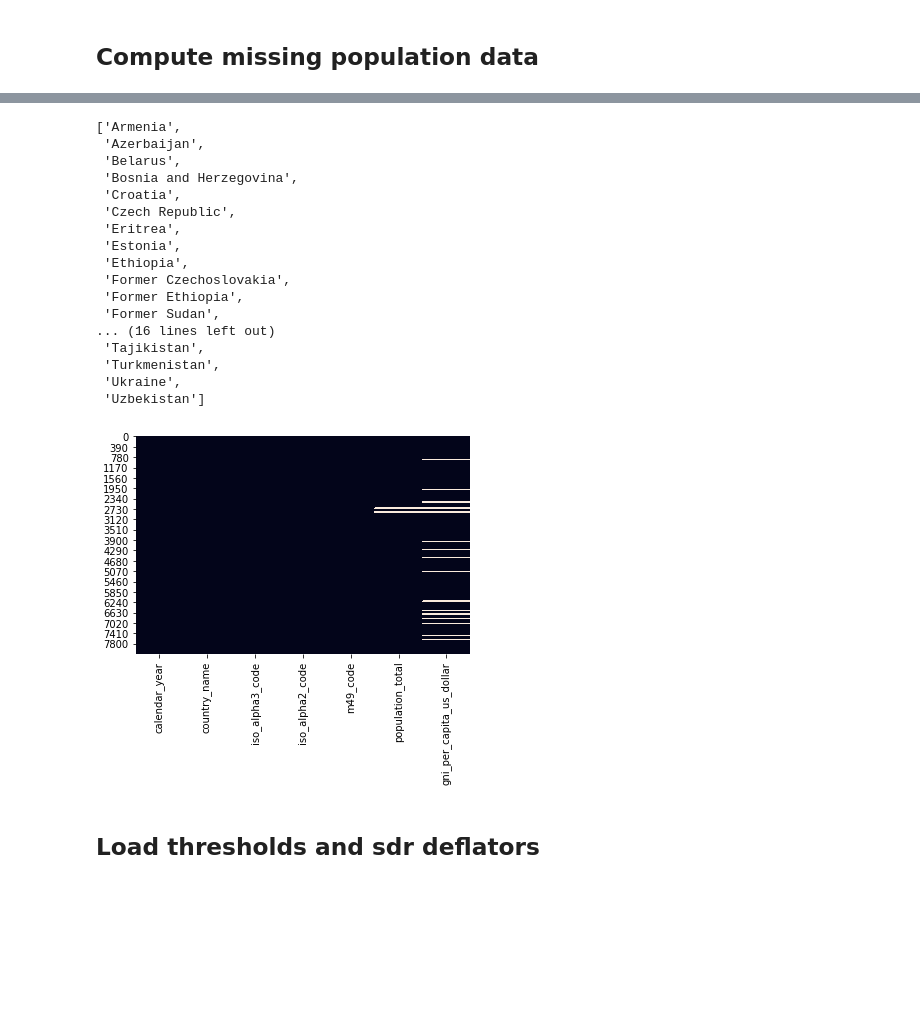
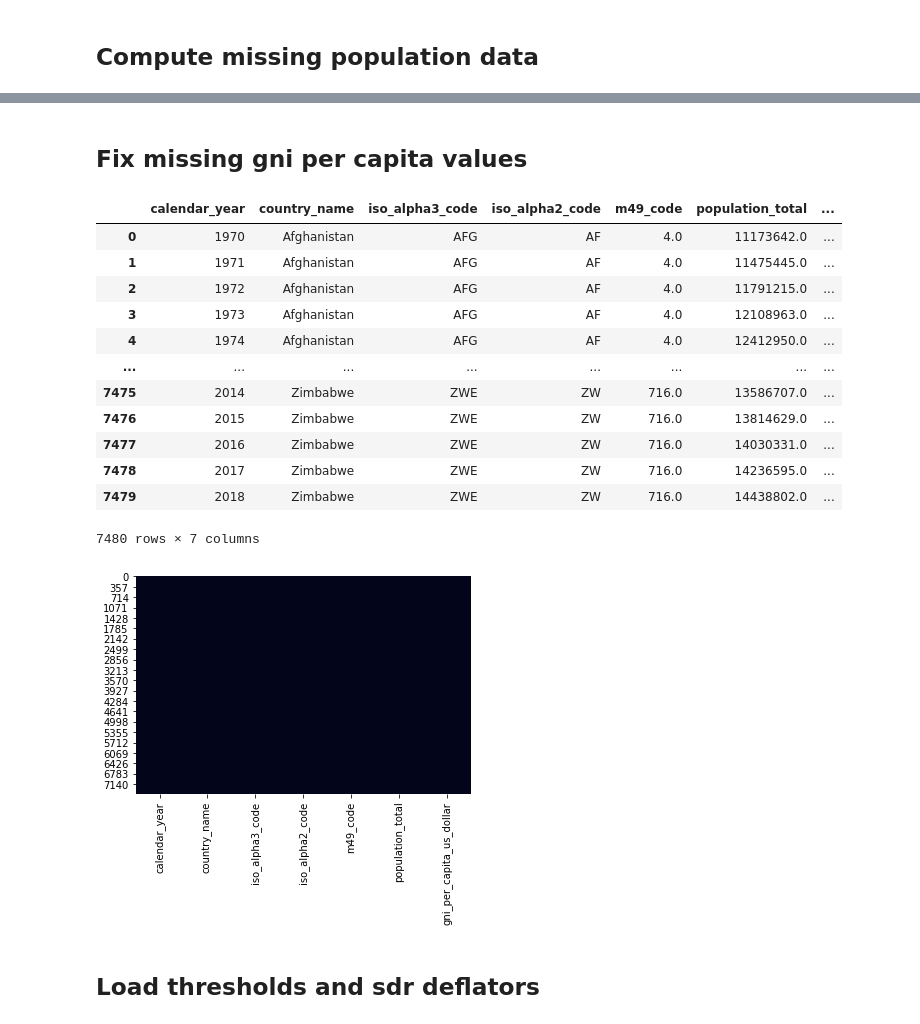
Before and after one commit to christoph-fraller/dopp_2020w_group03_ex3, a Jupyter notebook: dopp_2020w_group03_ex3_with_git.ipynb, the cells around one changed output, grey strips where cells are left out. Drawn from its saved outputs; the diff is of its cells as text; code cells hidden in the pictures; blank space fills up the shorter version.

```diff
--- a/dopp_2020w_group03_ex3_with_git.ipynb
+++ b/dopp_2020w_group03_ex3_with_git.ipynb
@@ -265,7 +264,7 @@ merged_income_data = load_merge_income_data()
 # %%
 def clean_income_data(input_data):
 
-  output_data = pd.DataFrame(input_data)
+  output_data = input_data.copy()
 
   # drop duplicate information at column-level
   output_data.drop(['country_code'], axis = 1, inplace = True)
@@ -444,9 +400,9 @@ cleaned_income_data_fixed[cleaned_income_data_fixed['country_name'] == 'Yemen']
 # %% [markdown]
 ## Handling missing country codes
 # %%
-def handle_missing_country_codes(input_data):
+def handleh_missing_country_codes(input_data):
 
-  output_data = pd.DataFrame(input_data)
+  output_data = input_data.copy()
 
   # drop entries of Kosovo
   output_data.drop(output_data[output_data['country_name'] == 'Kosovo'].index, inplace = True)
@@ -470,5 +426,4 @@ def handle_missing_country_codes(input_data):
 
   return output_data
 
-income_data_country_codes_complete = handle_missing_country_codes(cleaned_income_data_fixed)
-income_data_country_codes_complete
+income_data_country_codes_complete = handle_missing_country_codes(cleaned_income_data)
@@ -534,28 +490,53 @@ income_data_preprocessed = compute_missing_population_total(income_data_country_
+# %% [markdown]
+## Fix missing gni per capita values
+# %%
+def fix_missing_gni_per_capita_values(input_data):
+
+  output_data = input_data.copy()
+
+  output_data.set_index(['calendar_year'], inplace = True)
+  yemen_missing_gni_values = (output_data[output_data['country_name'] == 'Yemen: Former Democratic Yemen'].gni_per_capita_us_dollar + output_data[output_data['country_name'] == 'Yemen: Former Yemen Arab Republic'].gni_per_capita_us_dollar) / 2
+  yemen_missing_gni_values.dropna(inplace = True)
+  yemen_df = pd.DataFrame(output_data[output_data['country_name'] == 'Yemen'].gni_per_capita_us_dollar.fillna(yemen_missing_gni_values))
+  yemen_df['country_name'] = 'Yemen'
+  yemen_df.reset_index(inplace = True)
+  yemen_df.set_index(['calendar_year', 'country_name'], inplace = True)
+  output_data.reset_index(inplace = True)
+  output_data.set_index(['calendar_year', 'country_name'], inplace = True)
+  output_data.fillna(yemen_df, inplace = True)
+  output_data.reset_index(inplace = True)
+
+  output_data.drop(output_data[output_data['country_name'] == 'Yemen: Former Democratic Yemen'].index, inplace = True)
+  output_data.drop(output_data[output_data['country_name'] == 'Yemen: Former Yemen Arab Republic'].index, inplace = True)
+
+  output_data.dropna(inplace = True)
+
+  output_data.reset_index(inplace = True, drop = True)
+
+  return output_data
+
+income_data_preprocessed = fix_missing_gni_per_capita_values(income_data_population_total_complete)
+#income_data_preprocessed[income_data_preprocessed['country_name'] == 'Yemen']
+income_data_preprocessed
+# %% [output]
+|  | calendar_year | country_name | iso_alpha3_code | iso_alpha2_code | m49_code | population_total | ... |
+| 0 | 1970 | Afghanistan | AFG | AF | 4.0 | 11173642.0 | ... |
+| 1 | 1971 | Afghanistan | AFG | AF | 4.0 | 11475445.0 | ... |
+| 2 | 1972 | Afghanistan | AFG | AF | 4.0 | 11791215.0 | ... |
+| 3 | 1973 | Afghanistan | AFG | AF | 4.0 | 12108963.0 | ... |
+| 4 | 1974 | Afghanistan | AFG | AF | 4.0 | 12412950.0 | ... |
+| ... | ... | ... | ... | ... | ... | ... | ... |
+| 7475 | 2014 | Zimbabwe | ZWE | ZW | 716.0 | 13586707.0 | ... |
+| 7476 | 2015 | Zimbabwe | ZWE | ZW | 716.0 | 13814629.0 | ... |
+| 7477 | 2016 | Zimbabwe | ZWE | ZW | 716.0 | 14030331.0 | ... |
+| 7478 | 2017 | Zimbabwe | ZWE | ZW | 716.0 | 14236595.0 | ... |
+| 7479 | 2018 | Zimbabwe | ZWE | ZW | 716.0 | 14438802.0 | ... |
+7480 rows × 7 columns
 # %%
 # get an overview of missing values in income data
 sb.heatmap(income_data_preprocessed.isna(), cbar = False);
-
-# it seems there is pattern between the missing values of the columns iso_alpha3_code, iso_alpha2_code, m49_code and population_total
-income_data_preprocessed.loc[income_data_preprocessed['gni_per_capita_us_dollar'].isna()].country_name.unique().tolist()
 # %% [output]
-['Armenia',
- 'Azerbaijan',
- 'Belarus',
- 'Bosnia and Herzegovina',
- 'Croatia',
- 'Czech Republic',
- 'Eritrea',
- 'Estonia',
- 'Ethiopia',
- 'Former Czechoslovakia',
- 'Former Ethiopia',
- 'Former Sudan',
-... (16 lines left out)
- 'Tajikistan',
- 'Turkmenistan',
- 'Ukraine',
- 'Uzbekistan']
-[figure, old version]
+[figure, new version]
 # %% [markdown]
 ## Load thresholds and sdr deflators
 # %%
```
Also changed, not shown: parts of 15 cells of this notebook.
